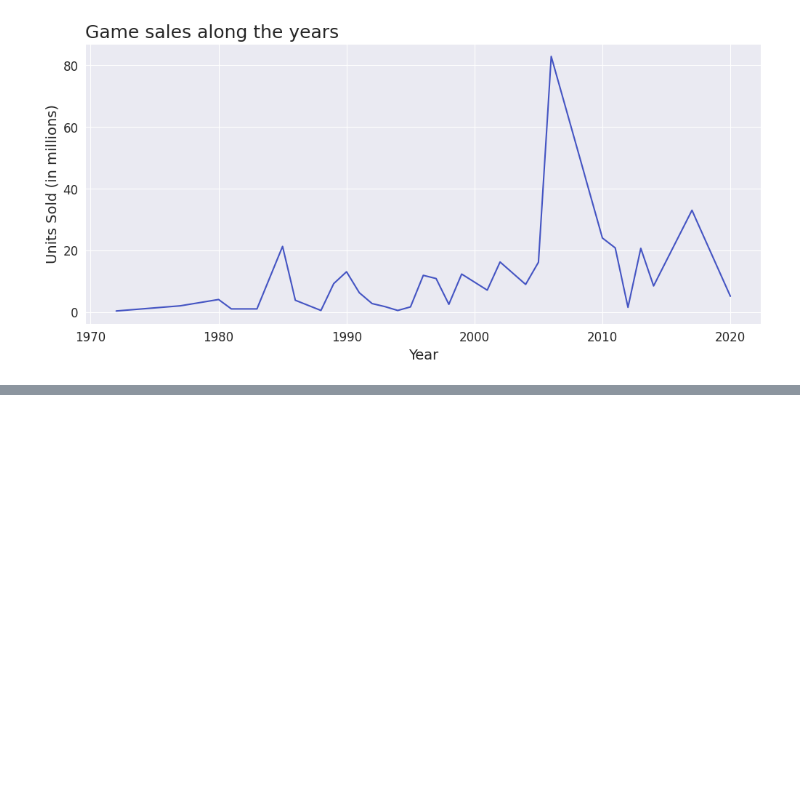
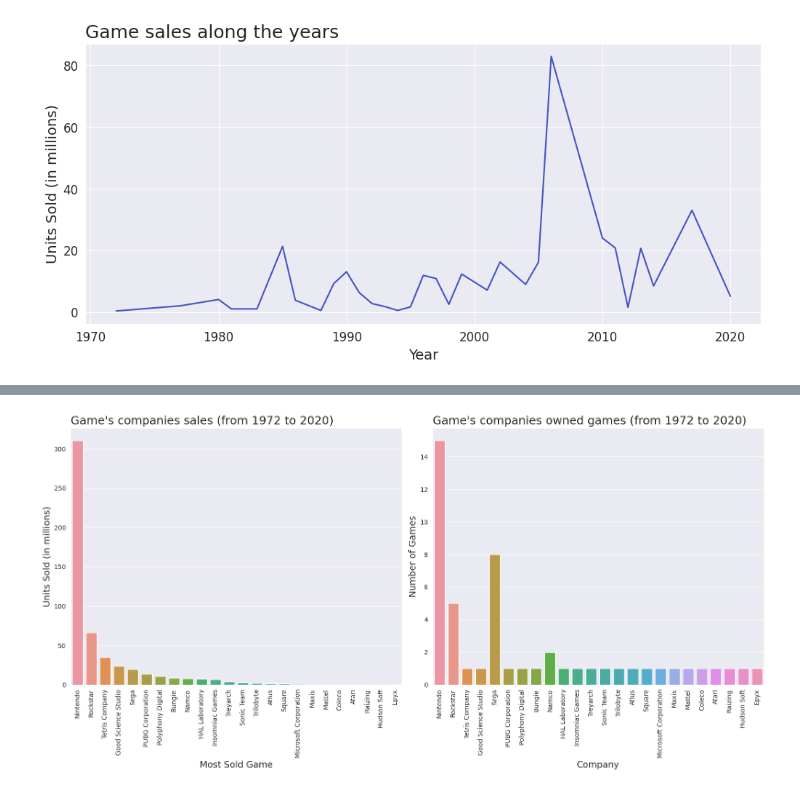
Before and after one commit to danieldorta/Best-Selling-Consoles-and-Their-Best-Selling-Games, a Jupyter notebook: Best selling Games by Console Analysis.ipynb, the cells around one changed output, grey strips where cells are left out. Saved outputs shown, nothing was run; the diff lists cells and outputs as text; code cells hidden in the pictures; blank space fills up the shorter version.

Commit message:
Developed a better analysis between the variables 'Developer Company (Game)', 'Games Owned by the Company' and 'Game Company Revenue (in millions)' and plotted some graphs on this analysis.

```diff
--- a/Best selling Games by Console Analysis.ipynb
+++ b/Best selling Games by Console Analysis.ipynb
@@ -467,3 +467,8 @@ games.head()
 | 4 | Game Boy Color | Nintendo | Pokemon Gold/Silver/Crystal (1999... | 23.10 | 1999 | Nintendo |
 # %%
 games = games[['Console', 'Company', 'Most Sold Game','Developer Company (Game)','Units Sold (in millions)','Year of Release (Game)']]
+# %%
+#I'm considering all Rockstar's branches as one for futher analysis
+for i in range(0,51):
+  if str(games['Developer Company (Game)'][i]).startswith('Rockstar'):
+    games['Developer Company (Game)'][i] = 'Rockstar'
@@ -469,0 +518,5 @@ games = games[['Console', 'Company', 'Most Sold Game','Developer Company (Game)'
+# %%
+# How many games each company developed
+company_and_their_games = games['Developer Company (Game)'].value_counts().sort_index(ascending=False).sort_values(ascending=False).to_frame().reset_index()
+company_and_their_games.rename(columns = {'count': 'Games Owned by the Company'}, inplace=True)
+company_and_their_games
@@ -469,0 +541,5 @@ games = games[['Console', 'Company', 'Most Sold Game','Developer Company (Game)'
+# %%
+company_and_their_games = company_and_their_games.sort_values('Developer Company (Game)')
+company_and_their_games['Game Company Revenue (in millions)'] = [1.0,1.5,8.5,1.0,0.5,24.0,7.09,0.7,6.5,1.0,1.0,1.1,8.0,310.71,14.0,10.85,0.8,66.56,19.49,2.5,1.5,35.0,3.73,2.0]
+company_and_their_games = company_and_their_games.sort_values(by='Game Company Revenue (in millions)', ascending=False)
+company_and_their_games
@@ -469,0 +564,21 @@ games = games[['Console', 'Company', 'Most Sold Game','Developer Company (Game)'
+# %%
+plt.figure(figsize=(16,8))
+plt.subplot(1, 2, 1)
+ax = sns.barplot(data = company_and_their_games, x='Developer Company (Game)', y='Game Company Revenue (in millions)')
+ax.set_title("Game's companies sales (from 1972 to 2020)", fontsize=18, loc='left')
+ax.set_ylabel('Units Sold (in millions)', fontsize=14)
+ax.set_xlabel('Most Sold Game', fontsize=14)
+plt.xticks(rotation =90)
+ax=ax
+
+plt.subplot(1, 2, 2)
+ax2 = sns.barplot(data = company_and_their_games, x='Developer Company (Game)', y='Games Owned by the Company')
+ax2.set_title("Game's companies owned games (from 1972 to 2020)", fontsize=18, loc='left')
+ax2.set_ylabel('Number of Games', fontsize=14)
+ax2.set_xlabel('Company', fontsize=14)
+plt.xticks(rotation =90)
+ax2=ax2
+
+plt.tight_layout()
+# %% [output]
+[figure, added]
```
Also changed, not shown: parts of 5 cells of this notebook.
